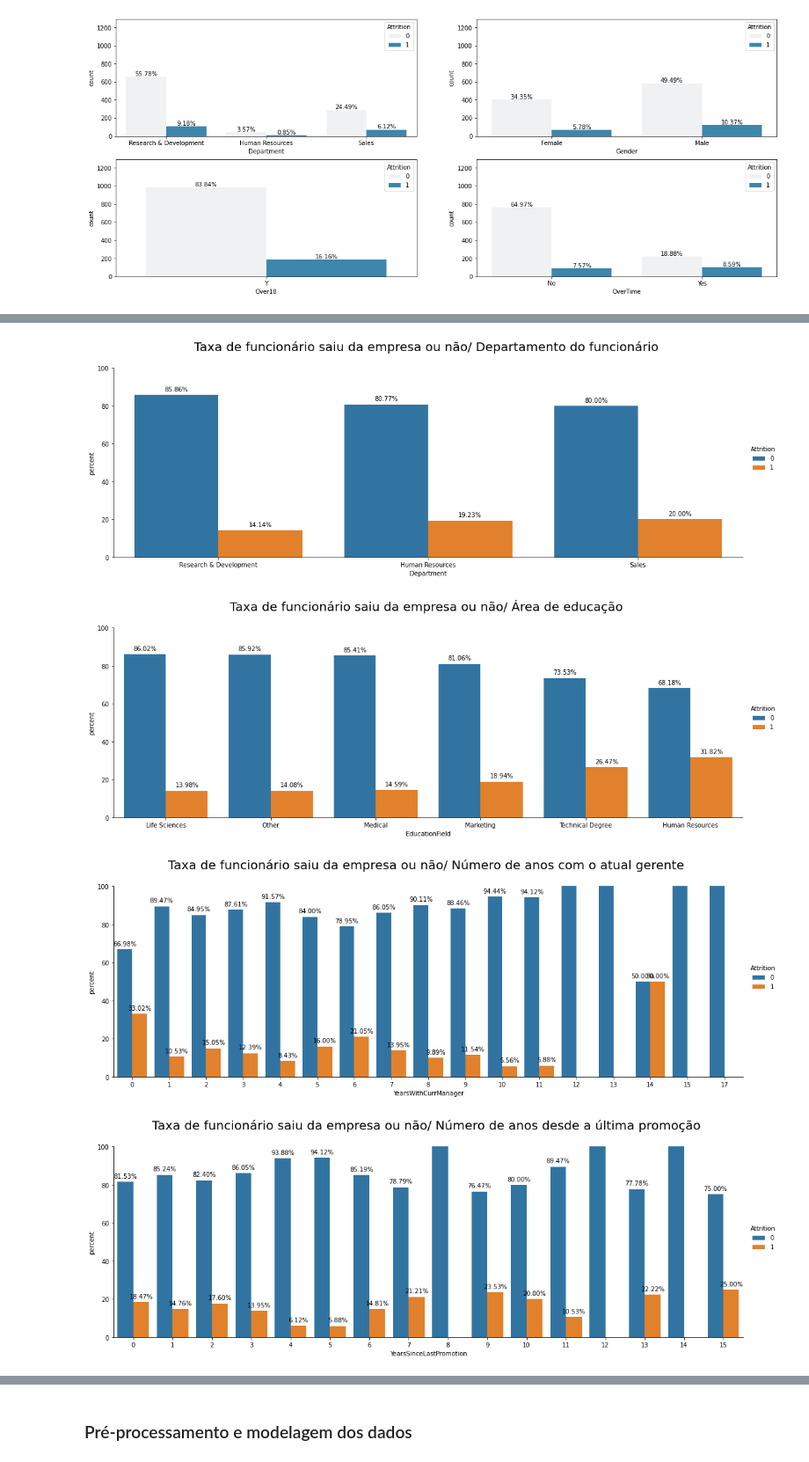
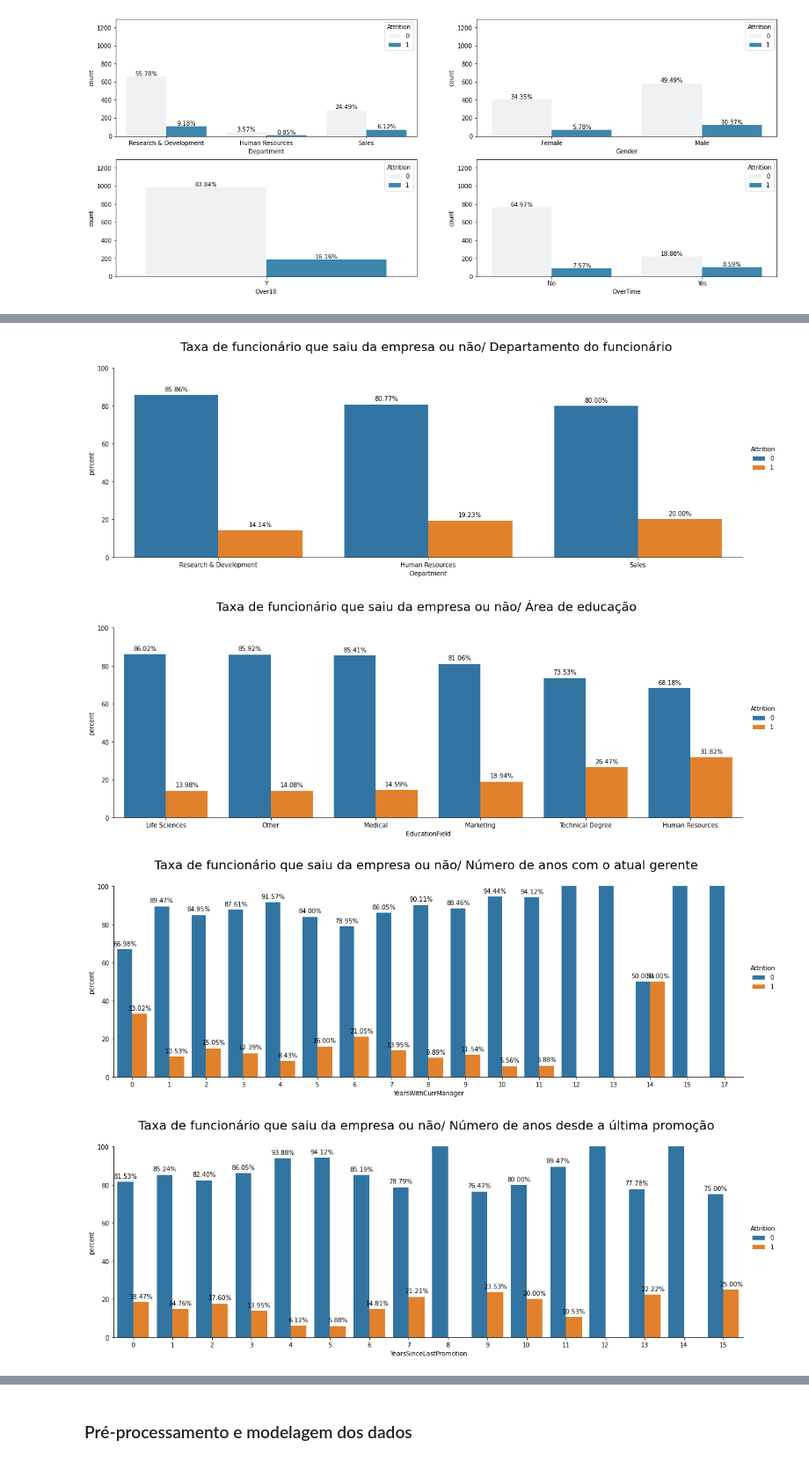
Before and after one commit to RodrigoTito/Desistencia-de-Funcionario, a Jupyter notebook: Data_Sprint_56_Desistencia_de_Funcionario.ipynb, the cells around one changed output, grey strips where cells are left out. Shown at 88% size. Drawn from its saved outputs; the diff is of its cells as text; code cells hidden in the pictures.

```diff
--- a/Data_Sprint_56_Desistencia_de_Funcionario.ipynb
+++ b/Data_Sprint_56_Desistencia_de_Funcionario.ipynb
@@ -272,40 +272,40 @@ df1 = df1.rename('percent').reset_index().sort_values(by=['percent'], ascending
 
 g = sns.catplot(x='Department',y='percent',hue='Attrition',kind='bar',data=df1, height=5,aspect = 3,palette="tab10")
 grafico_com_porcentagem_1(g)
-plt.title('Taxa de funcionário saiu da empresa ou não/ Departamento do funcionário \n', fontsize=20)
+plt.title('Taxa de funcionário que saiu da empresa ou não/ Departamento do funcionário \n', fontsize=20)
 plt.show()
 # %% [output]
-[figure, old version]
+[figure, new version]
 # %%
 df1 = train.groupby('EducationField')['Attrition'].value_counts(normalize=True)*100
 df1 = df1.rename('percent').reset_index().sort_values(by=['percent'], ascending = True)
 
 g = sns.catplot(x='EducationField',y='percent',hue='Attrition',kind='bar',data=df1, height=5,aspect = 3,palette="tab10")
 grafico_com_porcentagem_1(g)
-plt.title('Taxa de funcionário saiu da empresa ou não/ Área de educação \n', fontsize=20)
+plt.title('Taxa de funcionário que saiu da empresa ou não/ Área de educação \n', fontsize=20)
 plt.show()
 # %% [output]
-[figure, old version]
+[figure, new version]
 # %%
 df1 = train.groupby('YearsWithCurrManager')['Attrition'].value_counts(normalize=True)*100
 df1 = df1.rename('percent').reset_index().sort_values(by=['percent'], ascending = True)
 
 g = sns.catplot(x='YearsWithCurrManager',y='percent',hue='Attrition',kind='bar',data=df1, height=5,aspect = 3,palette="tab10")
 grafico_com_porcentagem_1(g)
-plt.title('Taxa de funcionário saiu da empresa ou não/ Número de anos com o atual gerente \n', fontsize=20)
+plt.title('Taxa de funcionário que saiu da empresa ou não/ Número de anos com o atual gerente \n', fontsize=20)
 plt.show()
 # %% [output]
-[figure, old version]
+[figure, new version]
 # %%
 df1 = train.groupby('YearsSinceLastPromotion')['Attrition'].value_counts(normalize=True)*100
 df1 = df1.rename('percent').reset_index().sort_values(by=['percent'], ascending = True)
 
 g = sns.catplot(x='YearsSinceLastPromotion',y='percent',hue='Attrition',kind='bar',data=df1, height=5,aspect = 3,palette="tab10")
 grafico_com_porcentagem_1(g)
-plt.title('Taxa de funcionário saiu da empresa ou não/ Número de anos desde a última promoção \n', fontsize=20)
+plt.title('Taxa de funcionário que saiu da empresa ou não/ Número de anos desde a última promoção \n', fontsize=20)
 plt.show()
 # %% [output]
-[figure, old version]
+[figure, new version]
 # %%
 df1 = train.groupby('Education')['Attrition'].value_counts(normalize=True)*100
 df1 = df1.rename('percent').reset_index().sort_values(by=['percent'], ascending = True)
```
Also changed, not shown: parts of 5 cells of this notebook.
